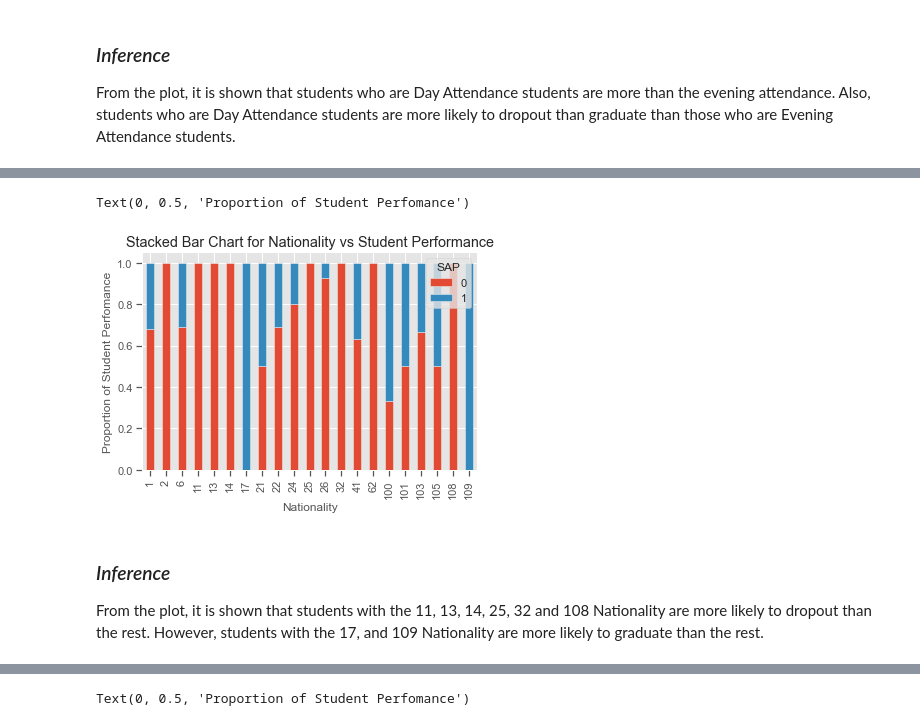
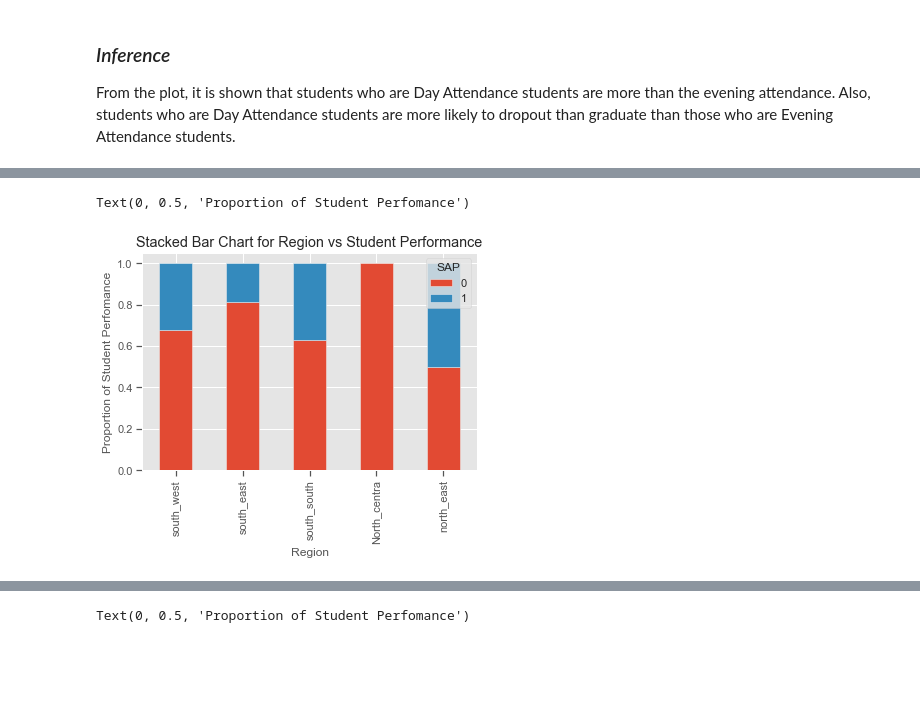
Before and after one commit to joyjoseph/Predicting-Student-Academic-Performance, a Jupyter notebook: Student_Performance.ipynb, the cells around one changed output, grey strips where cells are left out. Drawn from its saved outputs; the diff is of its cells as text; code cells hidden in the pictures; blank space fills up the shorter version.

```diff
--- a/Student_Performance.ipynb
+++ b/Student_Performance.ipynb
@@ -479,3 +501,7 @@ df.Prev_Qua.value_counts()
 14       1
 5        1
 Name: Prev_Qua, dtype: int64
+# %%
+# reducing the previous Qualification feature to 3; Diploma, HND, OND
+df['Prev_Qua'] = pd.cut(df['Prev_Qua'], bins=3, labels=('Diploma', 'HND', 'OND'))
+df
@@ -536,0 +590,5 @@ Name: Nationality, dtype: int64
+# %%
+# reducing the previous Nationality feature to 6 regions
+df['Region'] = pd.cut(df['Region'], bins=6, labels=('south_west', 'south_east', 'south_south', 'North_centra',
+                                                                   'north_west', 'north_east'))
+df
@@ -571,0 +644,5 @@ Name: Mother_Qua, dtype: int64
+# %%
+# reducing the previous Mother's Qualification feature to 6
+df['Mother_Qua'] = pd.cut(df['Mother_Qua'], bins=6, labels=('SSCE', 'HND', 'BSC', 'MSC',
+                                                                   'PHD', 'others'))
+df
@@ -602,0 +694,4 @@ Name: Father_Qua, dtype: int64
+# %%
+# reducing the previous Father's Qualification feature to 6
+df['Father_Qua'] = pd.cut(df['Father_Qua'], bins=6, labels=('SSCE', 'HND', 'BSC', 'MSC', 'PHD', 'others'))
+df
@@ -1313,17 +1446,13 @@ From the plot, it is shown that students who have the 40, 42 and 43 Previous Qua
 # %%
 # Student performnce vs Nationality
-table=pd.crosstab(df.Nationality,df.SAP)
+table=pd.crosstab(df.Region,df.SAP)
 table.div(table.sum(1).astype(float), axis=0).plot(kind='bar', stacked=True)
-plt.title('Stacked Bar Chart for Nationality vs Student Performance')
-plt.xlabel('Nationality')
+plt.title('Stacked Bar Chart for Region vs Student Performance')
+plt.xlabel('Region')
 plt.ylabel('Proportion of Student Perfomance')
 # %% [output]
 Text(0, 0.5, 'Proportion of Student Perfomance')
-[figure, old version]
+[figure, new version]
-# %% [markdown]
-### *Inference*
-
-From the plot, it is shown that students with the 11, 13, 14, 25, 32 and 108 Nationality are more likely to dropout than the rest. However, students with the 17, and 109 Nationality are more likely to graduate than the rest.
 # %%
 # Student performnce vs Mother_Qua
 table=pd.crosstab(df.Mother_Qua,df.SAP)
```
Also changed, not shown: parts of 91 cells of this notebook, 4 other files.
